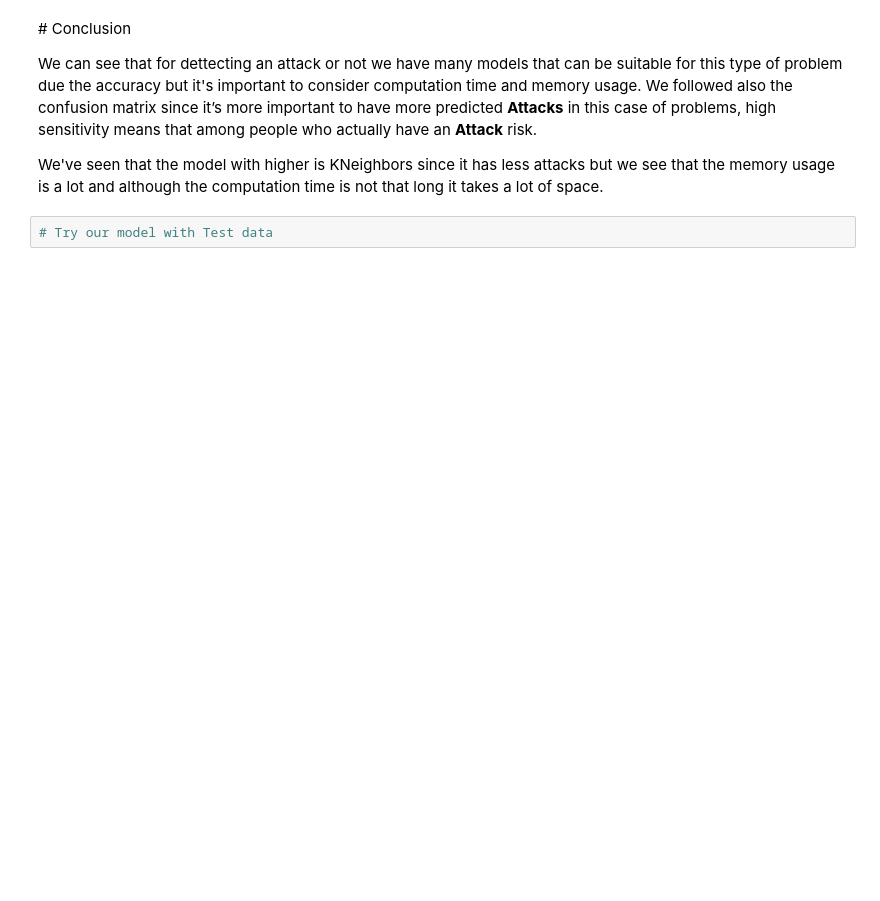
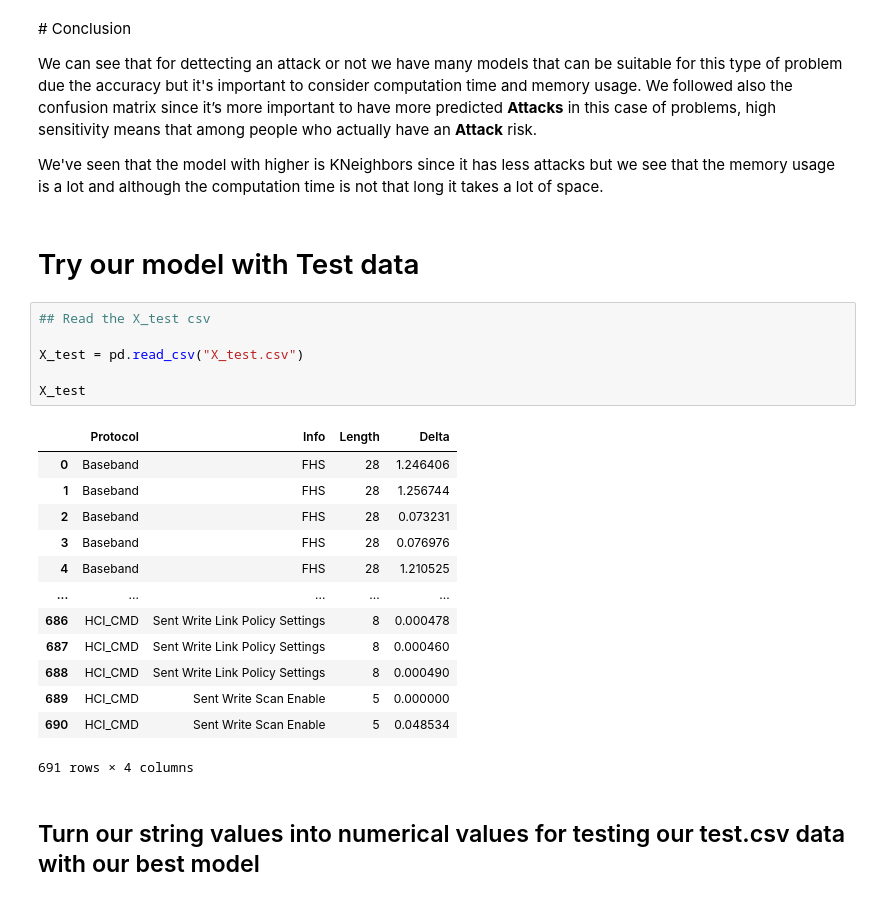
Before and after one commit to Lydiadel/BrakToothAttack_Analysis, a Jupyter notebook: BrakTooth_Attack.ipynb, the cells around one changed output. Drawn from its saved outputs; the diff is of its cells as text; blank space fills up the shorter version.

```diff
--- a/BrakTooth_Attack.ipynb
+++ b/BrakTooth_Attack.ipynb
@@ -1588,5 +1588,27 @@ Higher Accuracy Model found: Random Forest Classifier
 We can see that for dettecting an attack or not we have many models that can be suitable for this type of problem due the accuracy but it's important to consider computation time and memory usage. We followed also the confusion matrix since it’s more important to have more predicted **Attacks** in this case of problems, high sensitivity means that among people who actually have an **Attack** risk.
 
 We've seen that the model with higher is KNeighbors since it has less attacks but we see that the memory usage is a lot and although the computation time is not that long it takes a lot of space.
-# %%
-# Try our model with Test data
+# %% [markdown]
+# Try our model with Test data
+# %%
+## Read the X_test csv
+
+X_test = pd.read_csv("X_test.csv")
+
+X_test
+# %% [output]
+|  | Protocol | Info | Length | Delta |
+| 0 | Baseband | FHS | 28 | 1.246406 |
+| 1 | Baseband | FHS | 28 | 1.256744 |
+| 2 | Baseband | FHS | 28 | 0.073231 |
+| 3 | Baseband | FHS | 28 | 0.076976 |
+| 4 | Baseband | FHS | 28 | 1.210525 |
+| ... | ... | ... | ... | ... |
+| 686 | HCI_CMD | Sent Write Link Policy Settings | 8 | 0.000478 |
+| 687 | HCI_CMD | Sent Write Link Policy Settings | 8 | 0.000460 |
+| 688 | HCI_CMD | Sent Write Link Policy Settings | 8 | 0.000490 |
+| 689 | HCI_CMD | Sent Write Scan Enable | 5 | 0.000000 |
+| 690 | HCI_CMD | Sent Write Scan Enable | 5 | 0.048534 |
+691 rows × 4 columns
+# %% [markdown]
+## Turn our string values into numerical values for testing our test.csv data with our best model
```
Also changed, not shown: parts of 19 cells of this notebook, 1 other file.
